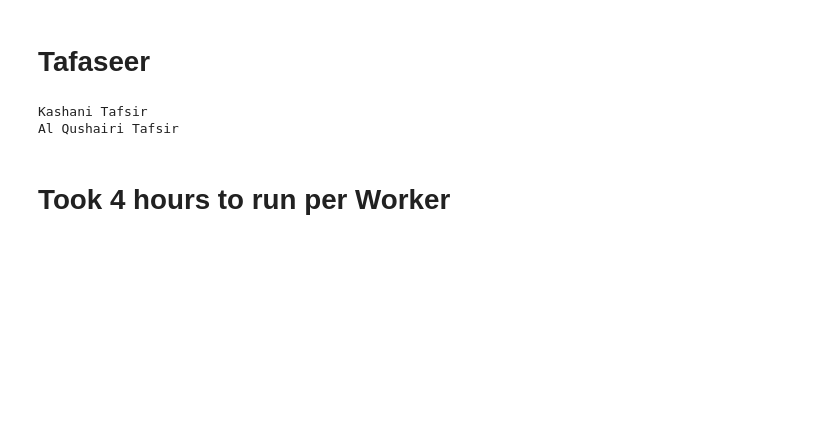
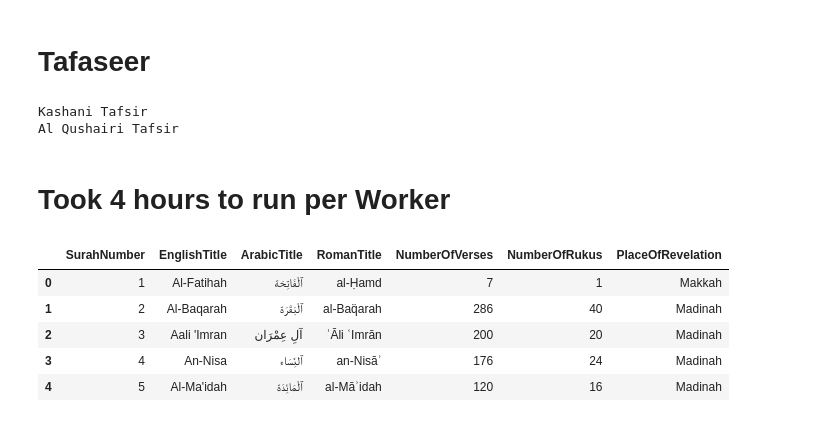
Before and after one commit to islamAndAi/QURAN-NLP, a Jupyter notebook: Scraping Authentic Data.ipynb, the cells around one changed output. Drawn from its saved outputs; the diff is of its cells as text; code cells hidden in the pictures; blank space fills up the shorter version.

```diff
--- a/Scraping Authentic Data.ipynb
+++ b/Scraping Authentic Data.ipynb
@@ -137,0 +148,52 @@ Al Qushairi Tafsir
+# %%
+req =  requests.get(wikipedia_link)
+soup =  BeautifulSoup(req.content, 'html')
+surah_rows = soup.find('table', class_= 'sortable' ).find('tbody').find_all('tr')[1:]
+# %%
+surahs_list = []
+x=0
+for i in surah_rows:
+    x+=1
+    #print(x)
+    surah_dict = {}
+    single_surah_data = i.find_all('td')
+    #print(single_surah_data)
+    surah_dict['SurahNumber'] = single_surah_data[0].get_text().strip()
+    surah_dict['EnglishTitle'] = single_surah_data[1].get_text().strip()
+    surah_dict['ArabicTitle'] = single_surah_data[2].get_text()
+    #print(single_surah_data[2])
+    try:
+        #text = single_surah_data[2].find("span").get_text()
+        english = single_surah_data[2].find_all("span")
+        #print(text.strip())
+        #print(english[0].get_text())
+        #print(english[-1].get_text())
+        surah_dict['ArabicTitle'] = english[0].get_text()
+        surah_dict['RomanTitle'] = english[-1].get_text()
+
+    except:
+        text = re.sub('[a-zA-Z]+', '', single_surah_data[2].get_text())
+        english = re.findall('[a-zA-Z]+', single_surah_data[2].get_text())
+        #print(text.strip())
+        #print(english[0].strip())
+        surah_dict['ArabicTitle'] = text.strip()
+        surah_dict['RomanTitle'] = english[0].strip()
+
+    #print(single_surah_data[2].get_text())
+    #break
+    surah_dict['NumberOfVerses'] = single_surah_data[4].get_text().split(' ')[0]
+    surah_dict['NumberOfRukus'] = single_surah_data[4].get_text().split(' ')[1].replace("(","").replace(")","")
+    surah_dict['PlaceOfRevelation'] = single_surah_data[5].get_text()
+    surahs_list.append(surah_dict)
+
+
+df_surah_information = pd.DataFrame(surahs_list)
+# %%
+df_surah_information.head()
+# %% [output]
+|  | SurahNumber | EnglishTitle | ArabicTitle | RomanTitle | NumberOfVerses | NumberOfRukus | PlaceOfRevelation |
+| 0 | 1 | Al-Fatihah | ٱلْفَاتِحَة | al-Ḥamd | 7 | 1 | Makkah |
+| 1 | 2 | Al-Baqarah | ٱلْبَقَرَة | al-Baq̈arah | 286 | 40 | Madinah |
+| 2 | 3 | Aali 'Imran | آلِ عِمْرَان | ʾĀli ʿImrān | 200 | 20 | Madinah |
+| 3 | 4 | An-Nisa | ٱلنِّسَاء | an-Nisāʾ | 176 | 24 | Madinah |
+| 4 | 5 | Al-Ma'idah | ٱلْمَائِدَة | al-Māʾidah | 120 | 16 | Madinah |
```
Also changed, not shown: parts of 4 cells of this notebook, 5 other files.
